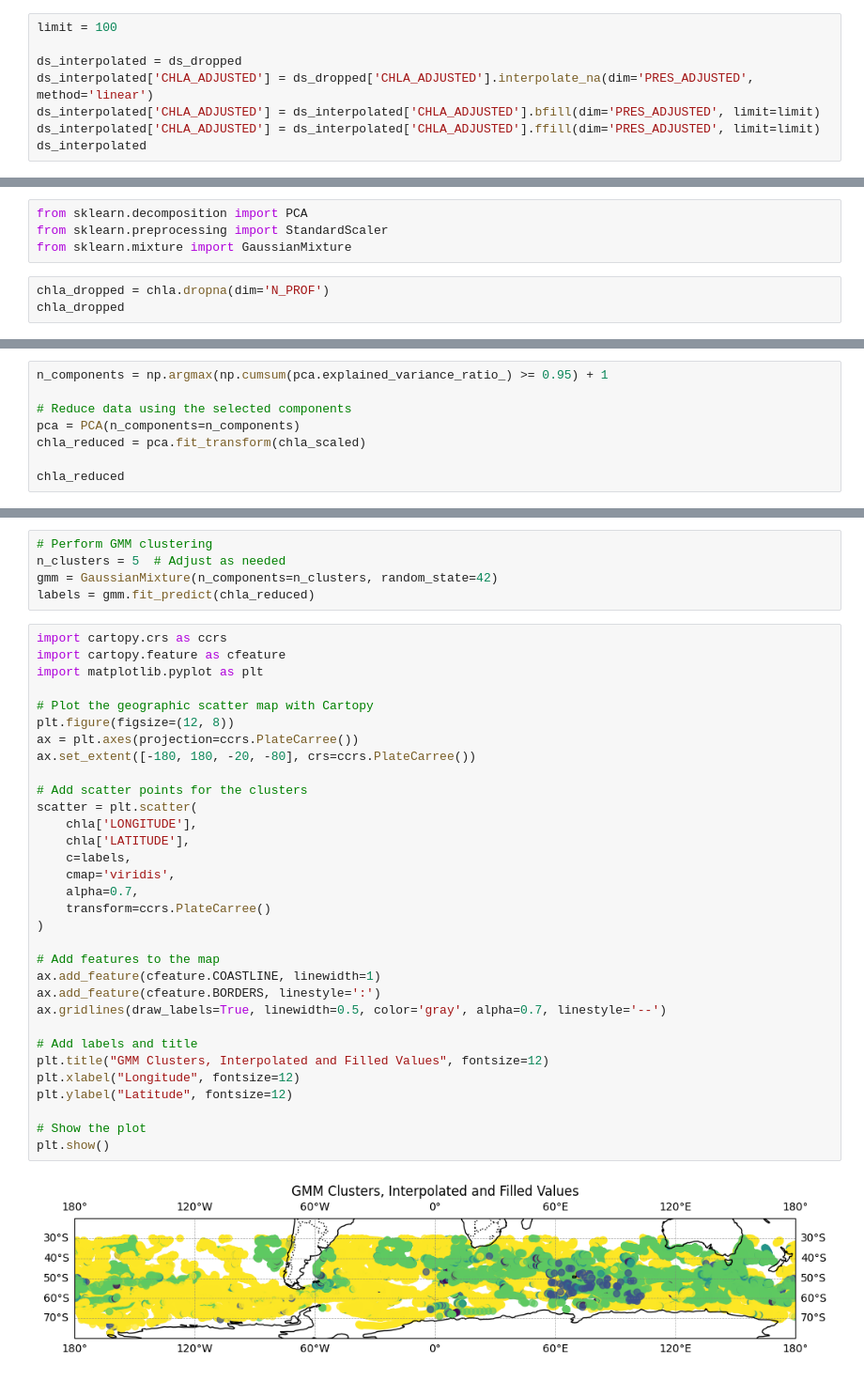
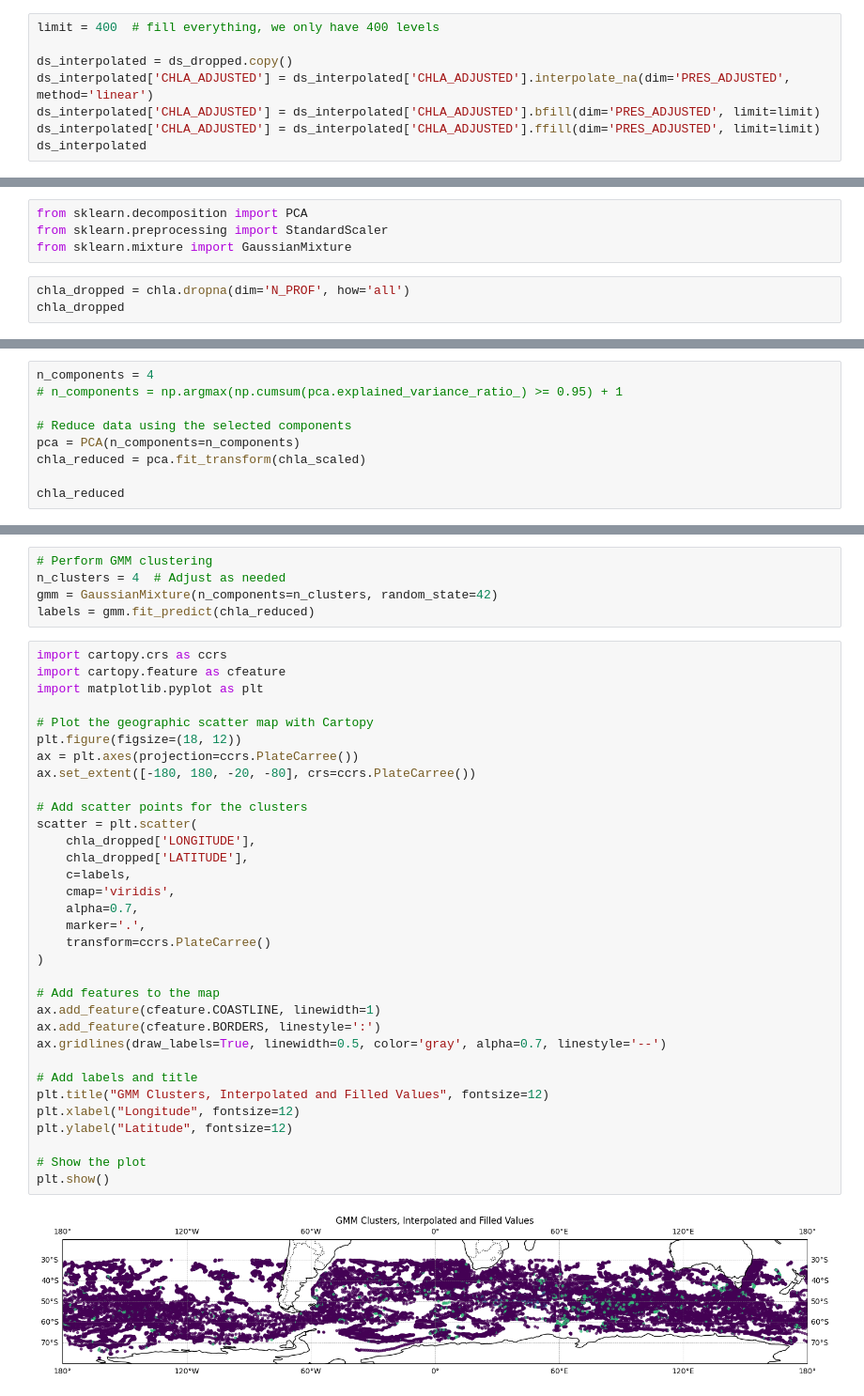
Before and after one commit to soupologist/southern-ocean-fronts, a Jupyter notebook: gmm.ipynb, the cells around one changed output, grey strips where cells are left out. Shown at 94% size. Drawn from its saved outputs; the diff is of its cells as text.

Commit message:
updated for dropped profiles

```diff
--- a/gmm.ipynb
+++ b/gmm.ipynb
@@ -128,8 +145,8 @@ array([[       nan, 0.201674  , 0.20103235, ..., 0.00443917, 0.007868  ,
 # %%
-limit = 100
+limit = 400  # fill everything, we only have 400 levels
 
-ds_interpolated = ds_dropped
-ds_interpolated['CHLA_ADJUSTED'] = ds_dropped['CHLA_ADJUSTED'].interpolate_na(dim='PRES_ADJUSTED', method='linear')
+ds_interpolated = ds_dropped.copy()
+ds_interpolated['CHLA_ADJUSTED'] = ds_interpolated['CHLA_ADJUSTED'].interpolate_na(dim='PRES_ADJUSTED', method='linear')
 ds_interpolated['CHLA_ADJUSTED'] = ds_interpolated['CHLA_ADJUSTED'].bfill(dim='PRES_ADJUSTED', limit=limit)
 ds_interpolated['CHLA_ADJUSTED'] = ds_interpolated['CHLA_ADJUSTED'].ffill(dim='PRES_ADJUSTED', limit=limit)
 ds_interpolated
@@ -232,6 +231,6 @@ from sklearn.decomposition import PCA
 from sklearn.preprocessing import StandardScaler
 from sklearn.mixture import GaussianMixture
 # %%
-chla_dropped = chla.dropna(dim='N_PROF')
+chla_dropped = chla.dropna(dim='N_PROF', how='all')
 chla_dropped
 # %% [output]
@@ -310,5 +319,6 @@ plt.show()
 # %%
-n_components = np.argmax(np.cumsum(pca.explained_variance_ratio_) >= 0.95) + 1
+n_components = 4
+# n_components = np.argmax(np.cumsum(pca.explained_variance_ratio_) >= 0.95) + 1
 
 # Reduce data using the selected components
 pca = PCA(n_components=n_components)
@@ -332,42 +342,43 @@ array([[-5.12868190e-01,  6.82076612e-01, -2.71612775e-01, ...,
 # %%
 # Perform GMM clustering
-n_clusters = 5  # Adjust as needed
+n_clusters = 4  # Adjust as needed
 gmm = GaussianMixture(n_components=n_clusters, random_state=42)
 labels = gmm.fit_predict(chla_reduced)
 # %%
 import cartopy.crs as ccrs
 import cartopy.feature as cfeature
 import matplotlib.pyplot as plt
 
 # Plot the geographic scatter map with Cartopy
-plt.figure(figsize=(12, 8))
+plt.figure(figsize=(18, 12))
 ax = plt.axes(projection=ccrs.PlateCarree())
 ax.set_extent([-180, 180, -20, -80], crs=ccrs.PlateCarree())
 
 # Add scatter points for the clusters
 scatter = plt.scatter(
-    chla['LONGITUDE'],
-    chla['LATITUDE'],
+    chla_dropped['LONGITUDE'],
+    chla_dropped['LATITUDE'],
     c=labels,
     cmap='viridis',
     alpha=0.7,
+    marker='.',
     transform=ccrs.PlateCarree()
 )
 
 # Add features to the map
 ax.add_feature(cfeature.COASTLINE, linewidth=1)
 ax.add_feature(cfeature.BORDERS, linestyle=':')
 ax.gridlines(draw_labels=True, linewidth=0.5, color='gray', alpha=0.7, linestyle='--')
 
 # Add labels and title
 plt.title("GMM Clusters, Interpolated and Filled Values", fontsize=12)
 plt.xlabel("Longitude", fontsize=12)
 plt.ylabel("Latitude", fontsize=12)
 
 # Show the plot
 plt.show()
 # %% [output]
-[figure, old version]
+[figure, new version]
 # %%
 import cartopy.crs as ccrs
 import cartopy.feature as cfeature
```
Also changed, not shown: parts of 21 cells of this notebook.
